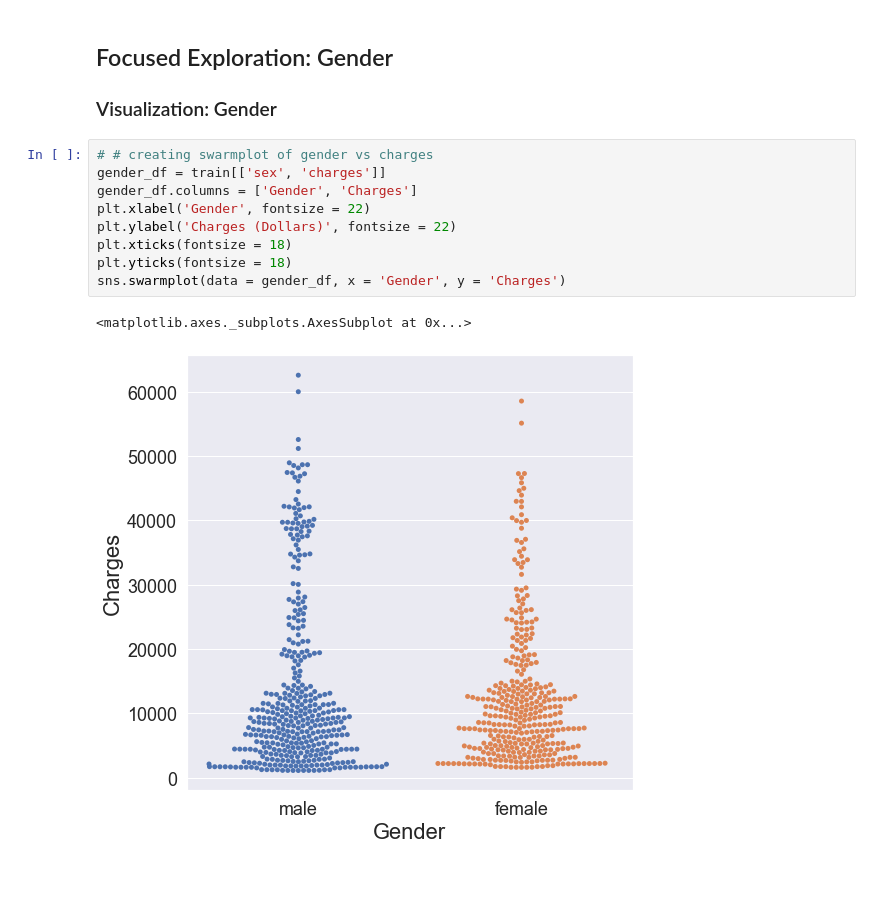
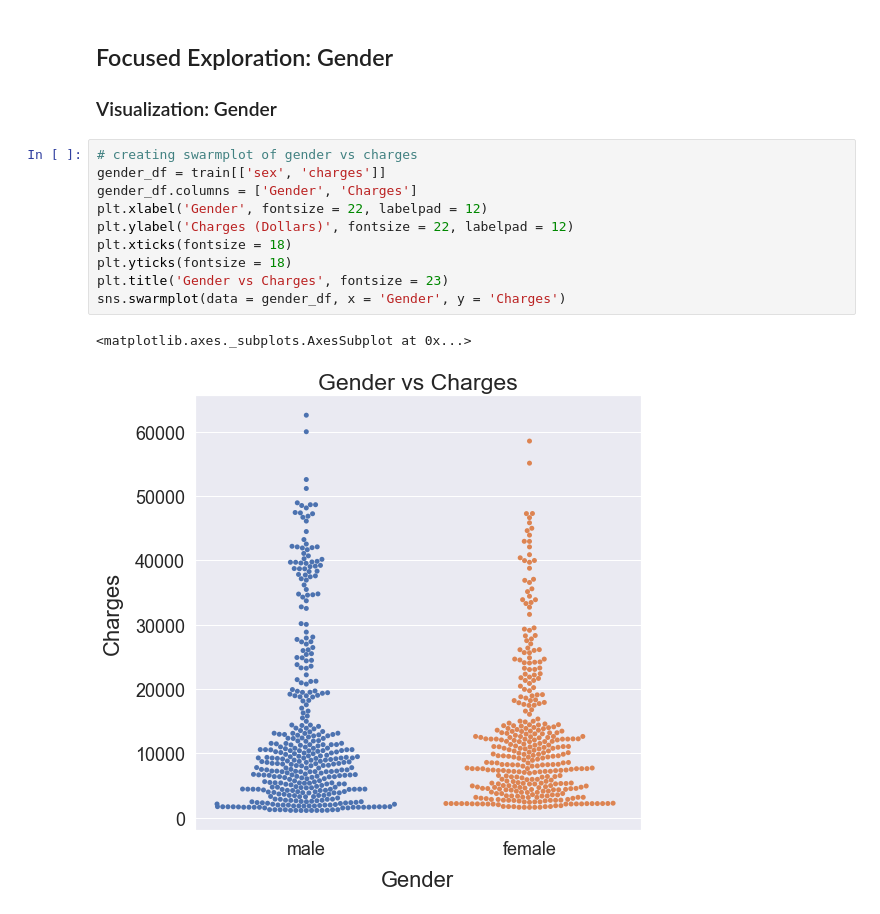
Before and after one commit to SamuelD-Data/medical_cost_project, a Jupyter notebook: medical_cost_notebook.ipynb, the cells around one changed output. Saved outputs shown, nothing was run; the diff lists cells and outputs as text; blank space fills up the shorter version.

```diff
--- a/medical_cost_notebook.ipynb
+++ b/medical_cost_notebook.ipynb
@@ -448,14 +448,15 @@ correlation coeffecient = 0.08169478213369147
 ## Focused Exploration: Gender
 ### Visualization: Gender
 # %%
-# # creating swarmplot of gender vs charges
+# creating swarmplot of gender vs charges
 gender_df = train[['sex', 'charges']]
 gender_df.columns = ['Gender', 'Charges']
-plt.xlabel('Gender', fontsize = 22)
-plt.ylabel('Charges (Dollars)', fontsize = 22)
+plt.xlabel('Gender', fontsize = 22, labelpad = 12)
+plt.ylabel('Charges (Dollars)', fontsize = 22, labelpad = 12)
 plt.xticks(fontsize = 18)
 plt.yticks(fontsize = 18)
+plt.title('Gender vs Charges', fontsize = 23)
 sns.swarmplot(data = gender_df, x = 'Gender', y = 'Charges')
 # %% [output]
 <matplotlib.axes._subplots.AxesSubplot at 0x...>
-[figure, old version]
+[figure, new version]
```
Also changed, not shown: parts of 6 cells of this notebook.
